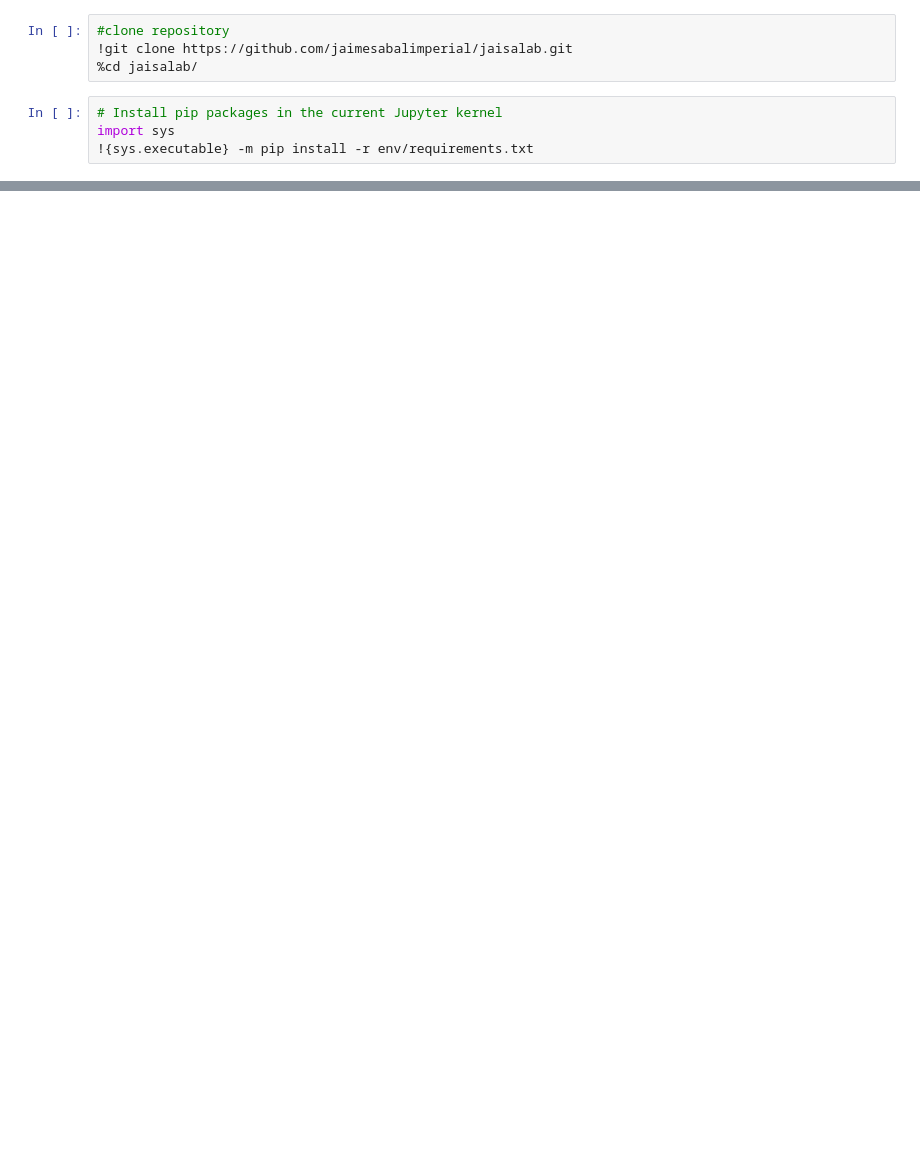
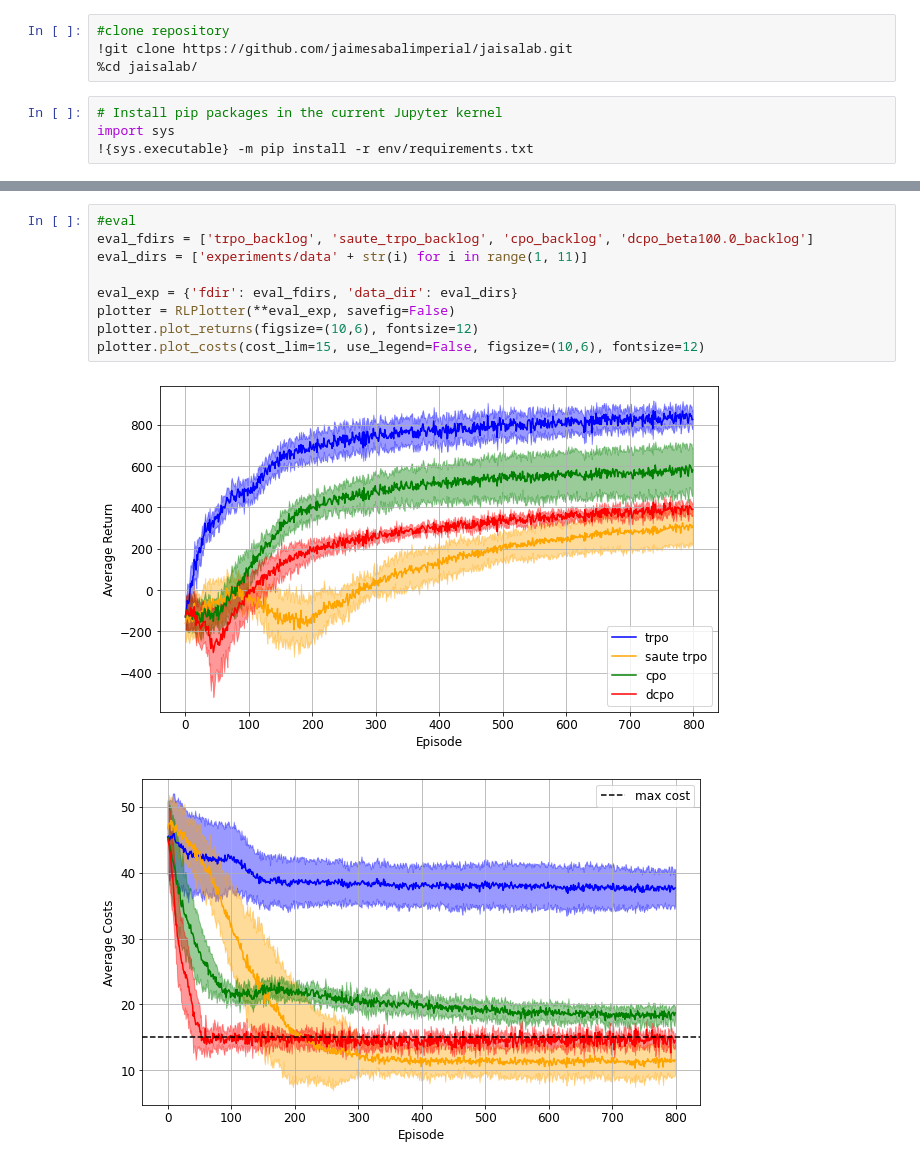
Before and after one commit to jaimesabalimperial/jaisalab, a Jupyter notebook: experiments.ipynb, the cells around one changed output, grey strips where cells are left out. Drawn from its saved outputs; the diff is of its cells as text; blank space fills up the shorter version.

```diff
--- a/experiments.ipynb
+++ b/experiments.ipynb
@@ -39,3 +58,15 @@ plotter.plot_costs(use_legend=True)
+# %%
+#eval
+eval_fdirs = ['trpo_backlog', 'saute_trpo_backlog', 'cpo_backlog', 'dcpo_beta100.0_backlog']
+eval_dirs = ['experiments/data' + str(i) for i in range(1, 11)]
+
+eval_exp = {'fdir': eval_fdirs, 'data_dir': eval_dirs}
+plotter = RLPlotter(**eval_exp, savefig=False)
+plotter.plot_returns(figsize=(10,6), fontsize=12)
+plotter.plot_costs(cost_lim=15, use_legend=False, figsize=(10,6), fontsize=12)
+# %% [output]
+[figure, added]
+[figure, added]
 # %%
 #check the average final training costs for all experiments
 for k, v in plotter.data.items():
```
Also changed, not shown: parts of 13 cells of this notebook, 1 other file.
